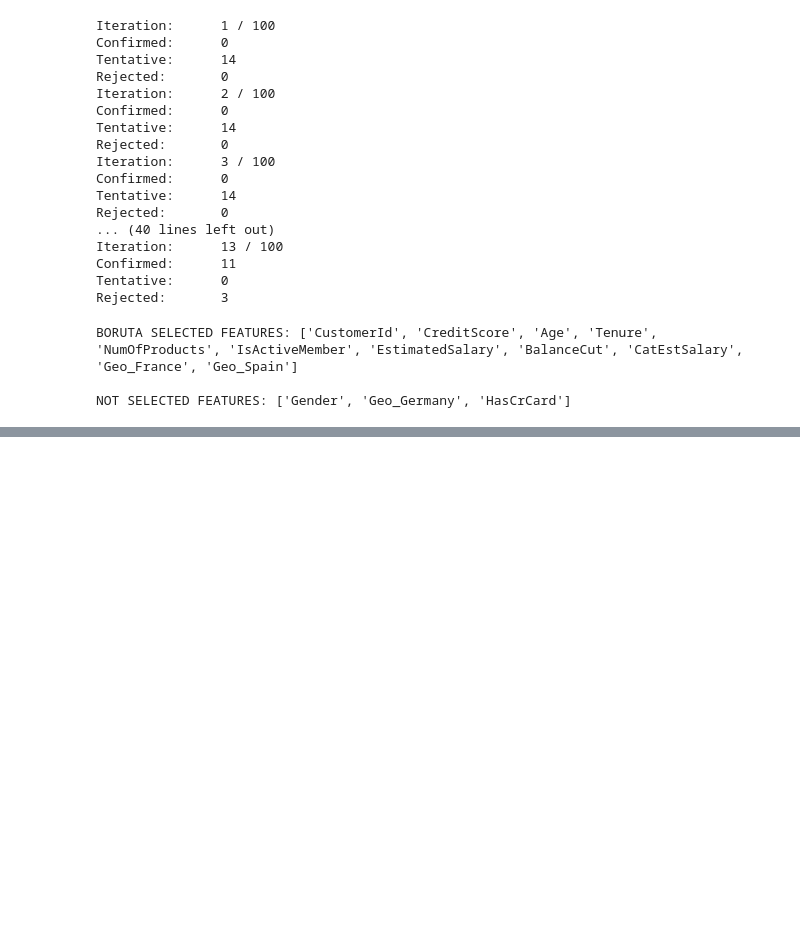
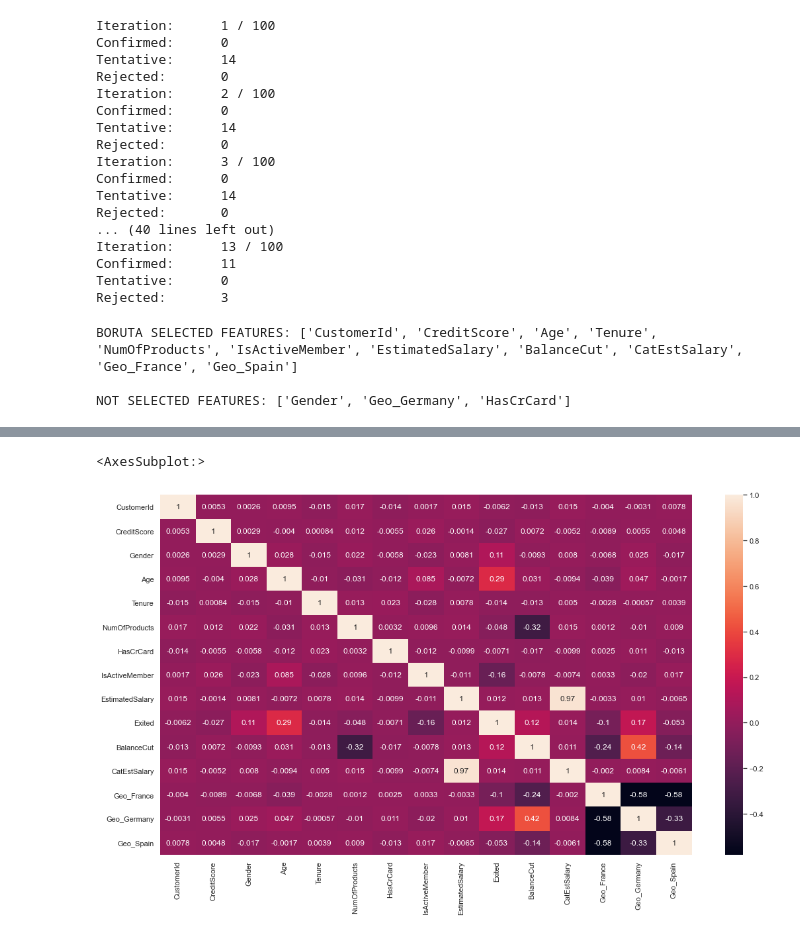
Before and after one commit to felipedmnq/churn-prediction, a Jupyter notebook: notebooks/C1_churn.ipynb, the cells around one changed output, grey strips where cells are left out. Drawn from its saved outputs; the diff is of its cells as text; code cells hidden in the pictures; blank space fills up the shorter version.

```diff
--- a/notebooks/C1_churn.ipynb
+++ b/notebooks/C1_churn.ipynb
@@ -735,0 +770,7 @@ boruta_shap.fit(X=X_train, y=y_train, n_trials=10, random_state=14)
+# %%
+# Correlation Heatmap
+
+sns.heatmap(df4.corr(), annot=True);
+# %% [output]
+<AxesSubplot:>
+[figure, added]
```
Also changed, not shown: parts of 19 cells of this notebook.
